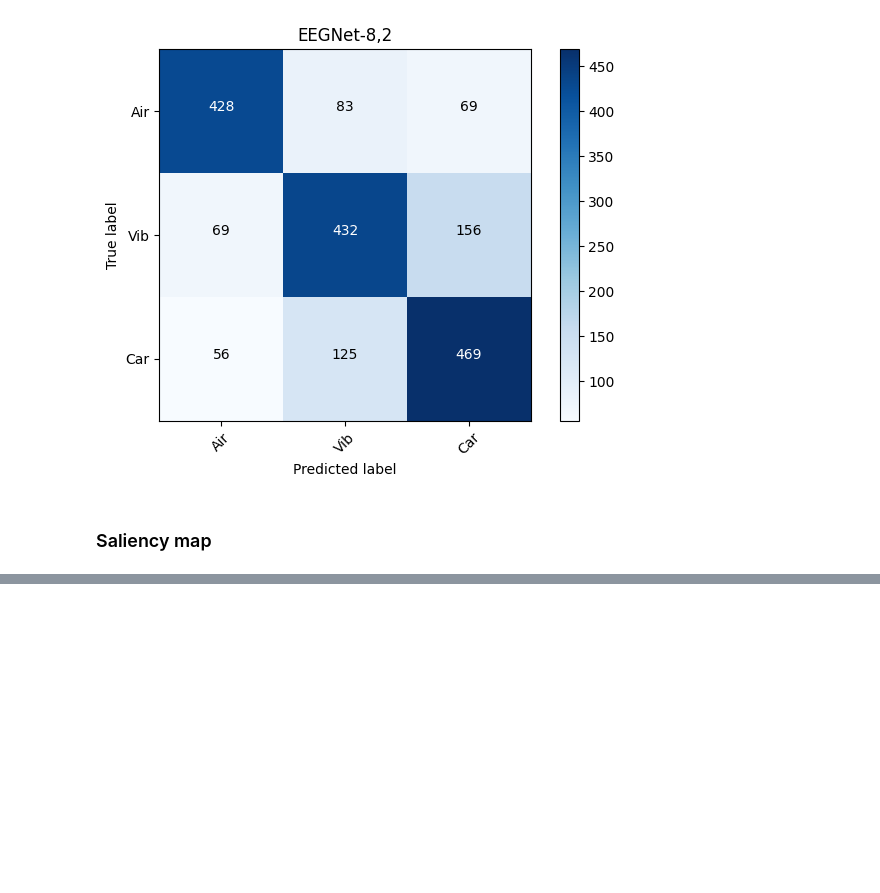
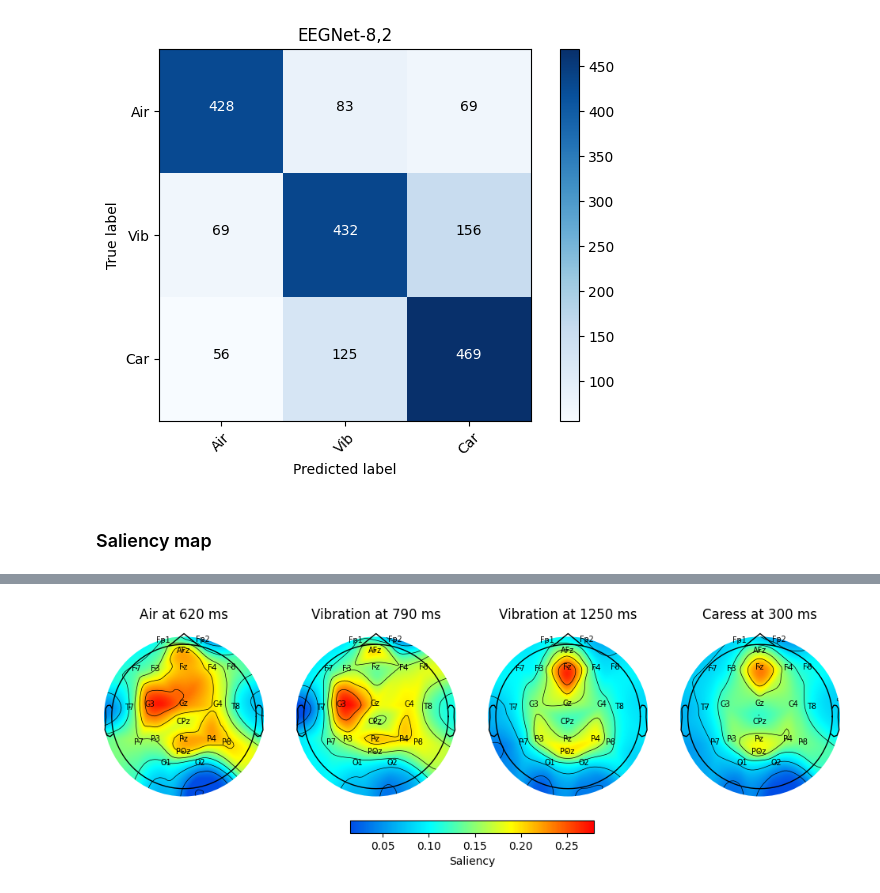
Before and after one commit to LukeCepza/MasterThesis, a Jupyter notebook: scripts/Processing/NNClassification/EEGNET/HyperTuneModeler3classEucC3.ipynb, the cells around one changed output, grey strips where cells are left out. Drawn from its saved outputs; the diff is of its cells as text; code cells hidden in the pictures; blank space fills up the shorter version.

```diff
--- a/scripts/Processing/NNClassification/EEGNET/HyperTuneModeler3classEucC3.ipynb
+++ b/scripts/Processing/NNClassification/EEGNET/HyperTuneModeler3classEucC3.ipynb
@@ -848,0 +1041,63 @@ Your kernel may have been built without NUMA support.
+# %%
+## from mne import create_info
+from mne.channels import make_standard_montage
+from mne.viz import plot_topomap
+
+# Define tu función personalizada para topoplots
+def plot_topoplot(data, times, info, custom_cmap,  labels, save=False, model_name='', fig_name=''):
+
+    vmin, vmax = np.min(data), np.max(data)  # Define los límites del color
+    fig, axes = plt.subplots(1, len(times), figsize=(3*len(times), 10))
+    time_points = np.arange(-1000,4000,1000/250)
+    for i, (time, label) in enumerate(zip(times, labels)):
+        if label == 'Air':
+            mod = 0
+        elif label == 'Vibration':
+            mod = 1
+        else:
+            mod = 2
+        idx = np.argmin(np.abs(np.array(time_points) - time))  # Encuentra el índice más cercano al tiempo especificado
+        im, _ = plot_topomap(data[mod,:,idx], info, axes=axes[i], show=False, cmap=custom_cmap, names=channels, vlim=(vmin, vmax))
+        axes[i].set_title(f'{label} at {time} ms')
+
+    cbar = fig.colorbar(im, ax=axes.ravel().tolist(), orientation='horizontal', fraction=0.02, pad=0.04)
+    cbar.set_label('Saliency')
+
+    if save:
+        save_path = f'/mnt/d/sharegit/MasterThesis_data/{model_name}'
+        if not os.path.exists(save_path):
+            os.makedirs(save_path)
+        plt.savefig(os.path.join(save_path, f'{fig_name}.png'))
+
+    plt.show()  # Show the plot after saving
+
+# Define the custom colormap
+cdict = {
+    'red':   [(0.0, 0.0, 0.0),
+              (0.33, 0.0, 0.0),
+              (0.66, 1.0, 1.0),
+              (1.0, 1.0, 1.0)],
+    'green': [(0.0, 0.3, 0.3),
+              (0.33, 1.0, 1.0),
+              (0.66, 1.0, 1.0),
+              (1.0, 0.0, 0.0)],
+    'blue':  [(0.0, 0.9, 0.9),
+              (0.33, 1.0, 1.0),
+              (0.66, 0.0, 0.0),
+              (1.0, 0.0, 0.0)]
+}
+
+custom_cmap = LinearSegmentedColormap('CustomJet', segmentdata=cdict, N=256)
+
+# Configurar información del canal y montaje
+channels = ['Fp1', 'Fp2', 'F3', 'F4', 'C3', 'C4', 'P3', 'P4', 'O1', 'O2', 'F7', 'F8', 'T7', 'T8', 'P7', 'P8', 'Fz', 'Cz', 'Pz', 'AFz', 'CPz', 'POz']
+info = create_info(channels, sfreq=250, ch_types='eeg')
+info.set_montage(make_standard_montage('standard_1020'))
+
+# Latencias y etiquetas para los momentos específicos
+latencies = [620, 790, 1250, 300]
+labels = ['Air', 'Vibration', 'Vibration','Caress']
+
+plot_topoplot(np.array(saliency_maps), latencies, info, custom_cmap, labels, save=False, model_name=model_name, fig_name=f'topoplot_{labels[i]}')
+# %% [output]
+[figure, added]
```
Also changed, not shown: parts of 8 cells of this notebook, 13 other files.
